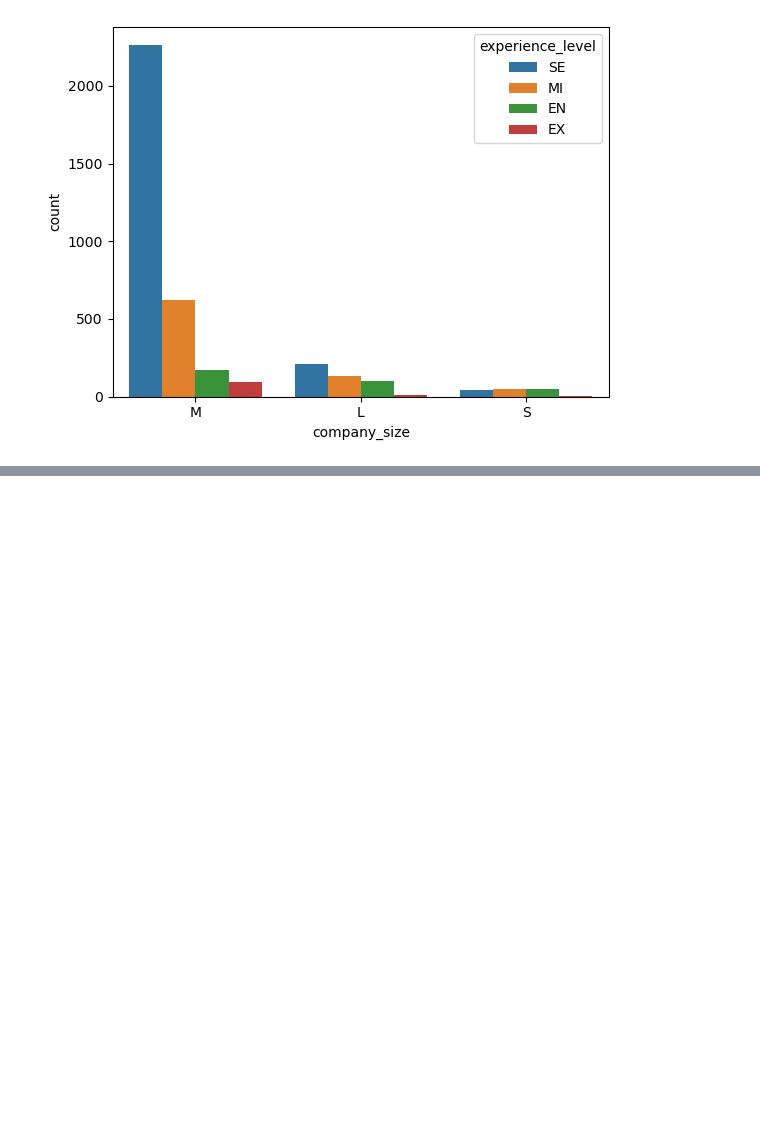
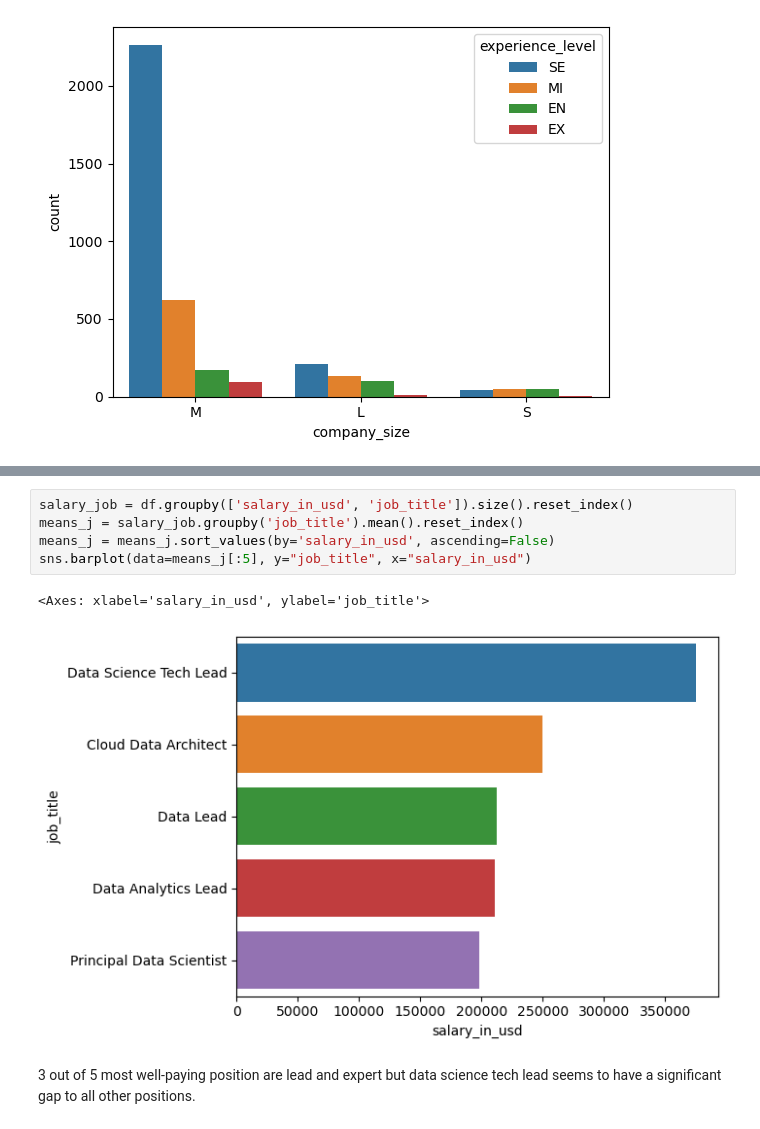
Before and after one commit to ndminh2003/Project, a Jupyter notebook: data-science-salary.ipynb, the cells around one changed output, grey strips where cells are left out. Drawn from its saved outputs; the diff is of its cells as text; blank space fills up the shorter version.

```diff
--- a/data-science-salary.ipynb
+++ b/data-science-salary.ipynb
@@ -154,0 +183,10 @@ sns.countplot(data=df, x="company_size",order = df['company_size'].value_counts(
+# %%
+salary_job = df.groupby(['salary_in_usd', 'job_title']).size().reset_index()
+means_j = salary_job.groupby('job_title').mean().reset_index()
+means_j = means_j.sort_values(by='salary_in_usd', ascending=False)
+sns.barplot(data=means_j[:5], y="job_title", x="salary_in_usd")
+# %% [output]
+<Axes: xlabel='salary_in_usd', ylabel='job_title'>
+[figure, added]
+# %% [markdown]
+3 out of 5 most well-paying position are lead and expert but data science tech lead seems to have a significant gap to all other positions.
```
Also changed, not shown: parts of 10 cells of this notebook.
